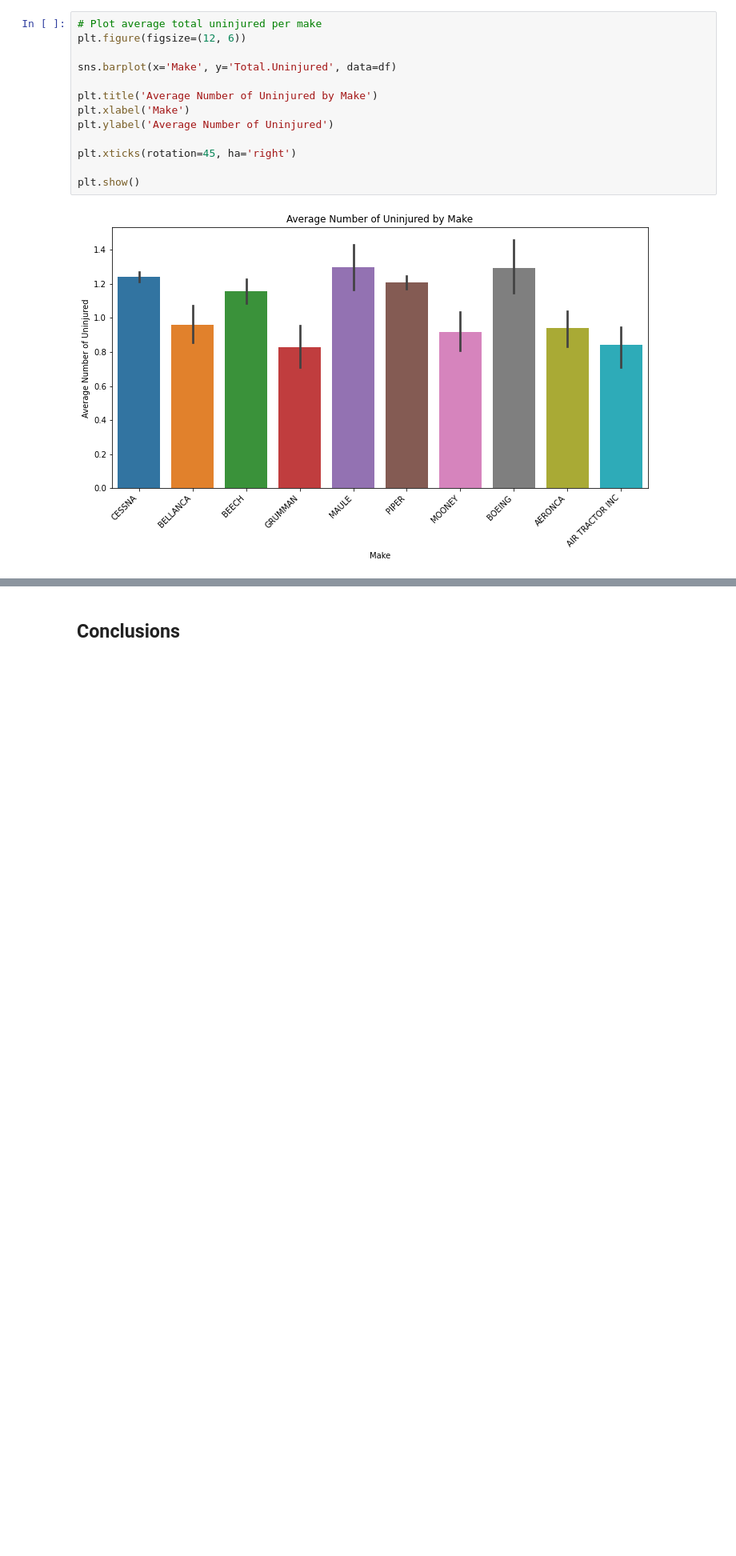
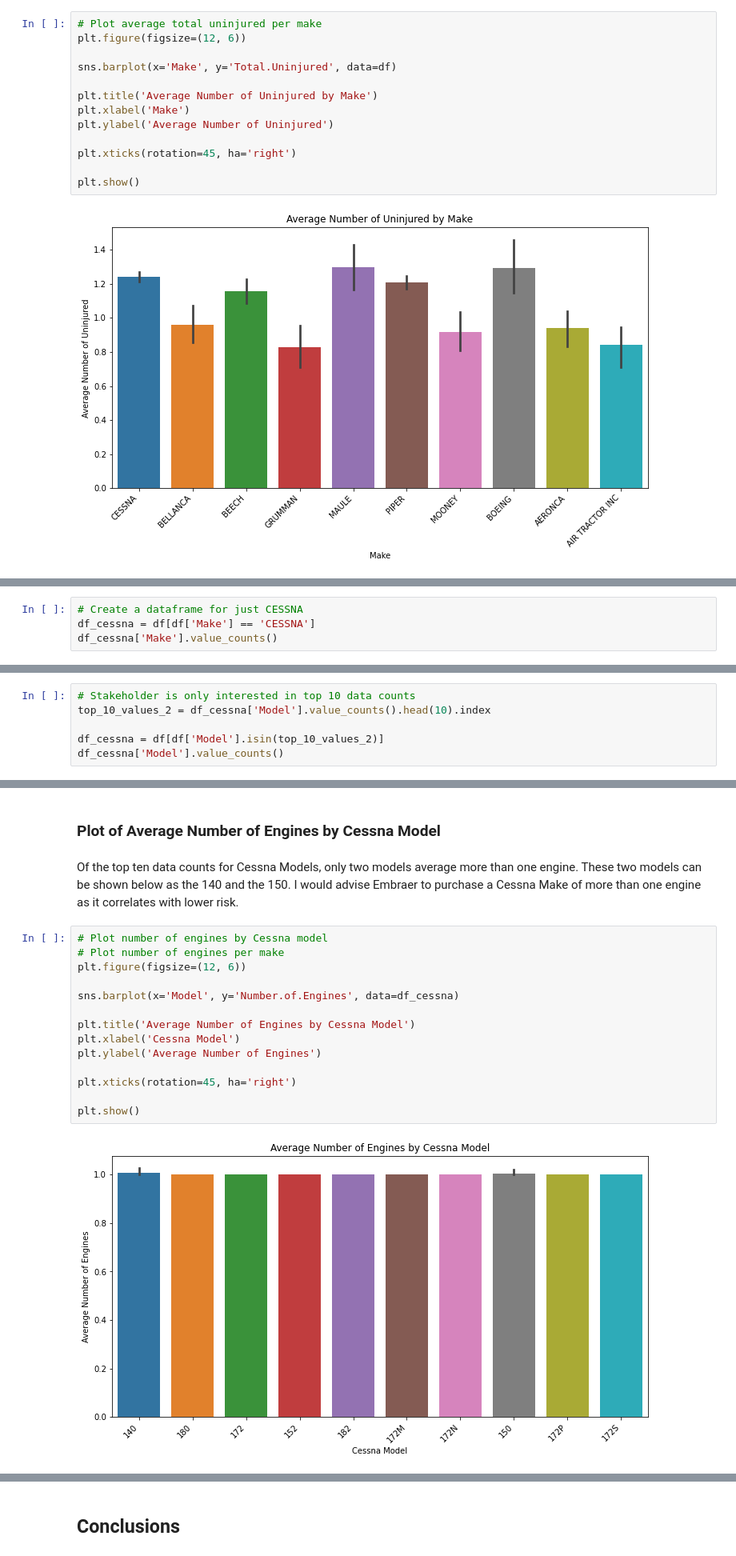
Before and after one commit to justinnllee/Aircraft_Safety_Analysis, a Jupyter notebook: notebook.ipynb, the cells around one changed output, grey strips where cells are left out. Shown: that part at 80% size. Cells and saved outputs as stored; diff of their text form; blank space fills up the shorter version.

```diff
--- a/notebook.ipynb
+++ b/notebook.ipynb
@@ -301,0 +325,4 @@ plt.show()
+# %%
+# Create a dataframe for just CESSNA
+df_cessna = df[df['Make'] == 'CESSNA']
+df_cessna['Make'].value_counts()
@@ -301,0 +332,6 @@ plt.show()
+# %%
+# Stakeholder is only interested in top 10 data counts
+top_10_values_2 = df_cessna['Model'].value_counts().head(10).index
+
+df_cessna = df[df['Model'].isin(top_10_values_2)]
+df_cessna['Model'].value_counts()
@@ -301,0 +350,20 @@ plt.show()
+# %% [markdown]
+### Plot of Average Number of Engines by Cessna Model
+# %% [markdown]
+Of the top ten data counts for Cessna Models, only two models average more than one engine. These two models can be shown below as the 140 and the 150. I would advise Embraer to purchase a Cessna Make of more than one engine as it correlates with lower risk.
+# %%
+# Plot number of engines by Cessna model
+# Plot number of engines per make
+plt.figure(figsize=(12, 6))
+
+sns.barplot(x='Model', y='Number.of.Engines', data=df_cessna)
+
+plt.title('Average Number of Engines by Cessna Model')
+plt.xlabel('Cessna Model')
+plt.ylabel('Average Number of Engines')
+
+plt.xticks(rotation=45, ha='right')
+
+plt.show()
+# %% [output]
+[figure, added]
```
Also changed, not shown: parts of 19 cells of this notebook.
